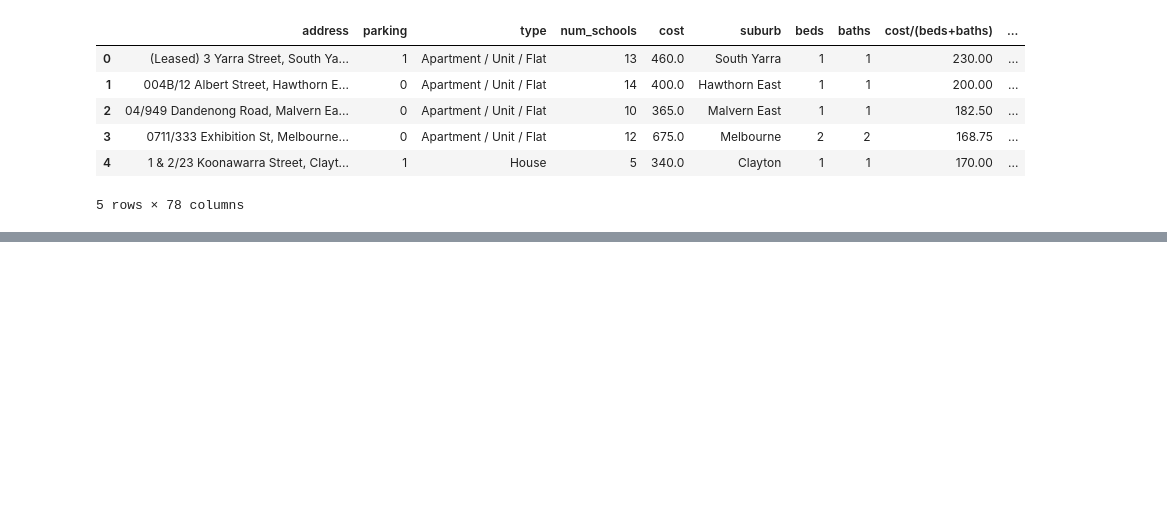
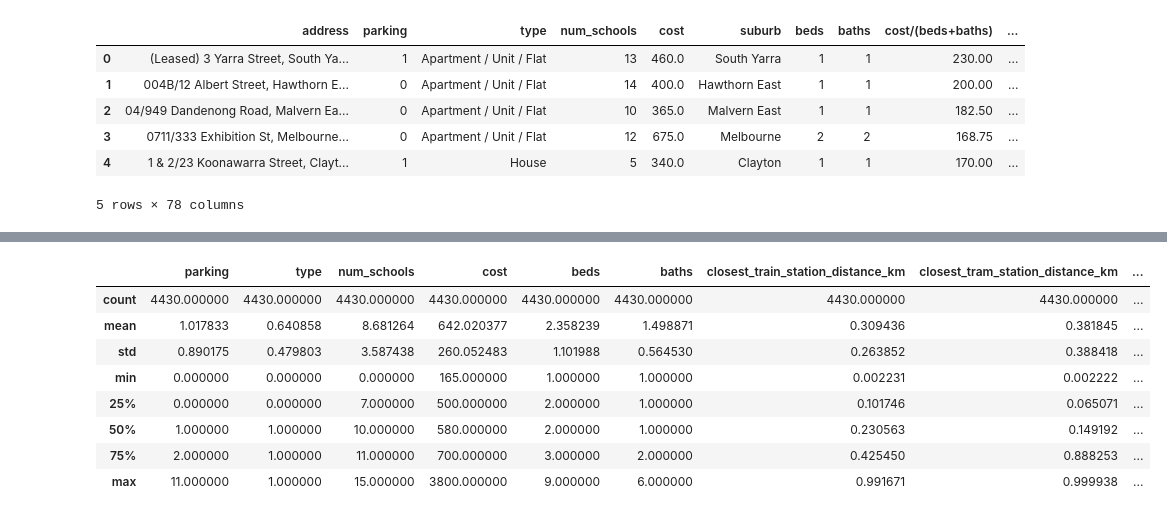
Before and after one commit to MAST30034-AppliedDataScience/project-2-group-real-estate-industry-project-20, a Jupyter notebook: notebooks/predict.ipynb, the cells around one changed output, grey strips where cells are left out. Drawn from its saved outputs; the diff is of its cells as text; code cells hidden in the pictures; blank space fills up the shorter version.

```diff
--- a/notebooks/predict.ipynb
+++ b/notebooks/predict.ipynb
@@ -274,0 +25,32 @@ R² Score: 0.8889644013798556
+# %%
+# Create a mapping dictionary
+mapping = {category: index for index, category in enumerate(all_properties['SA2_Name'].unique())}
+
+# Map the categorical variable to numerical indices
+all_properties['map_SA2_Name'] = all_properties['SA2_Name'].map(mapping)
+
+all_properties['type'] = all_properties['type'].apply(lambda x: 0 if x == 'House' else 1)
+# %%
+columns_to_drop = []
+
+for item in all_properties.columns:
+    if "name" in item:
+        columns_to_drop.append(item)
+    if "centroid" in item:
+        columns_to_drop.append(item)
+    if "increase" in item:
+        columns_to_drop.append(item)
+    if "migration" in item:
+        columns_to_drop.append(item)
+    if "ERP" in item:
+        columns_to_drop.append(item)
+    if "NUMBER" in item:
+        columns_to_drop.append(item)
+    if "MEDIAN" in item:
+        columns_to_drop.append(item)
+
+all_properties = all_properties.drop(columns_to_drop, axis = 1)
+
+all_properties = all_properties.drop(["address", "cost/(beds+baths)", "suburb", "geometry"], axis = 1)
+
+all_properties.dtypes
@@ -274,0 +71,22 @@ R² Score: 0.8889644013798556
+# %%
+exclude_columns = ['parking', 'type', 'num_schools', 'beds', 'baths', 'map_SA2_Name', 'cost']
+columns_to_scale = [col for col in all_properties.columns if all_properties[col].dtype != object and col not in exclude_columns]
+
+# Initialize the StandardScaler
+scaler = Normalizer()
+
+# Scale the selected columns
+data_scaled = all_properties.copy()
+data_scaled[columns_to_scale] = scaler.fit_transform(data_scaled[columns_to_scale])
+# %%
+display(data_scaled.describe())
+# %% [output]
+|  | parking | type | num_schools | cost | beds | baths | closest_train_station_distance_km | closest_tram_station_distance_km | ... |
+| count | 4430.000000 | 4430.000000 | 4430.000000 | 4430.000000 | 4430.000000 | 4430.000000 | 4430.000000 | 4430.000000 | ... |
+| mean | 1.017833 | 0.640858 | 8.681264 | 642.020377 | 2.358239 | 1.498871 | 0.309436 | 0.381845 | ... |
+| std | 0.890175 | 0.479803 | 3.587438 | 260.052483 | 1.101988 | 0.564530 | 0.263852 | 0.388418 | ... |
+| min | 0.000000 | 0.000000 | 0.000000 | 165.000000 | 1.000000 | 1.000000 | 0.002231 | 0.002222 | ... |
+| 25% | 0.000000 | 0.000000 | 7.000000 | 500.000000 | 2.000000 | 1.000000 | 0.101746 | 0.065071 | ... |
+| 50% | 1.000000 | 1.000000 | 10.000000 | 580.000000 | 2.000000 | 1.000000 | 0.230563 | 0.149192 | ... |
+| 75% | 2.000000 | 1.000000 | 11.000000 | 700.000000 | 3.000000 | 2.000000 | 0.425450 | 0.888253 | ... |
+| max | 11.000000 | 1.000000 | 15.000000 | 3800.000000 | 9.000000 | 6.000000 | 0.991671 | 0.999938 | ... |
```
Also changed, not shown: parts of 21 cells of this notebook, 17 other files.
